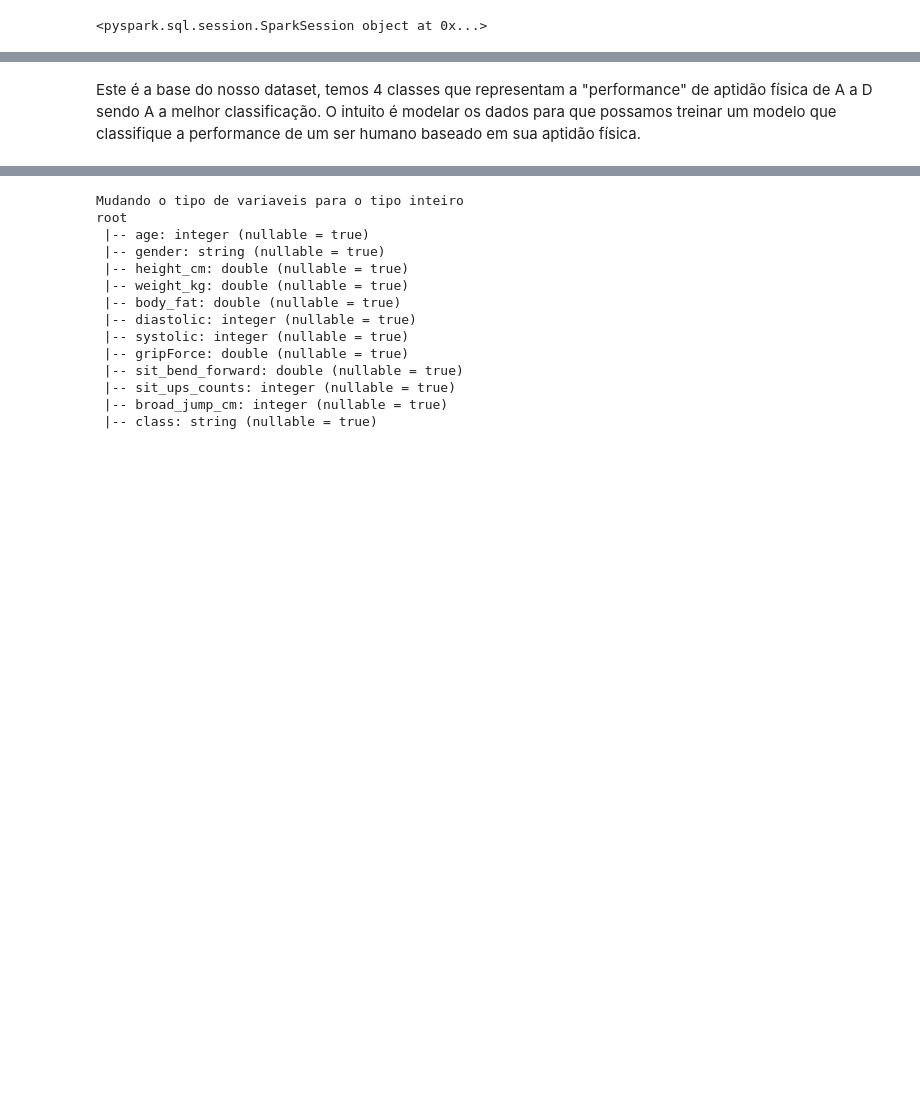
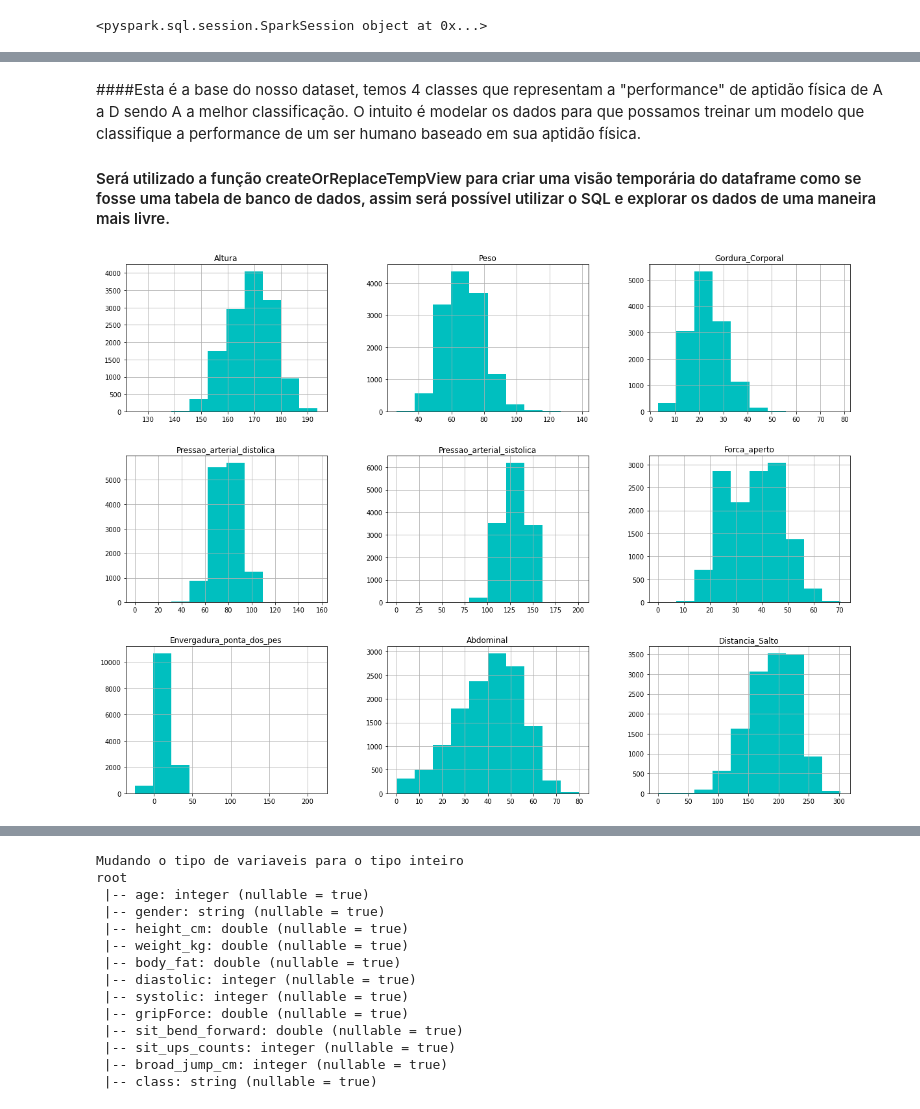
Before and after one commit to kaiovcsouza/bigdata_class, a Jupyter notebook: Trabalho_Final/T_Final_Big_Data.ipynb, the cells around one changed output, grey strips where cells are left out. Saved outputs shown, nothing was run; the diff lists cells and outputs as text; code cells hidden in the pictures; blank space fills up the shorter version.

```diff
--- a/Trabalho_Final/T_Final_Big_Data.ipynb
+++ b/Trabalho_Final/T_Final_Big_Data.ipynb
@@ -59,2 +80,12 @@ body_performance_df.groupBy('class').count().show()
 # %% [markdown]
-Este é a base do nosso dataset, temos 4 classes que representam a "performance" de aptidão física de A a D sendo A a melhor classificação. O intuito é modelar os dados para que possamos treinar um modelo que classifique a performance de um ser humano baseado em sua aptidão física.
+####Esta é a base do nosso dataset, temos 4 classes que representam a "performance" de aptidão física de A a D sendo A a melhor classificação. O intuito é modelar os dados para que possamos treinar um modelo que classifique a performance de um ser humano baseado em sua aptidão física.
+
+#### Será utilizado a função createOrReplaceTempView para criar uma visão temporária do dataframe como se fosse uma tabela de banco de dados, assim será possível utilizar o SQL e explorar os dados de uma maneira mais livre.
+# %%
+histograma = spark.sql(
+                       "SELECT height_cm as Altura, weight_kg as Peso, body_fat as Gordura_Corporal, diastolic as Pressao_arterial_distolica, systolic as Pressao_arterial_sistolica, gripForce as Forca_aperto, sit_bend_forward as Envergadura_ponta_dos_pes, sit_ups_counts as Abdominal, broad_jump_cm as Distancia_Salto FROM body_performance"
+                       ).toPandas()
+histograma[histograma.columns].hist(color="c",figsize=(20,15))
+plt.show()
+# %% [output]
+[figure, added]
```
Also changed, not shown: parts of 46 cells of this notebook.
